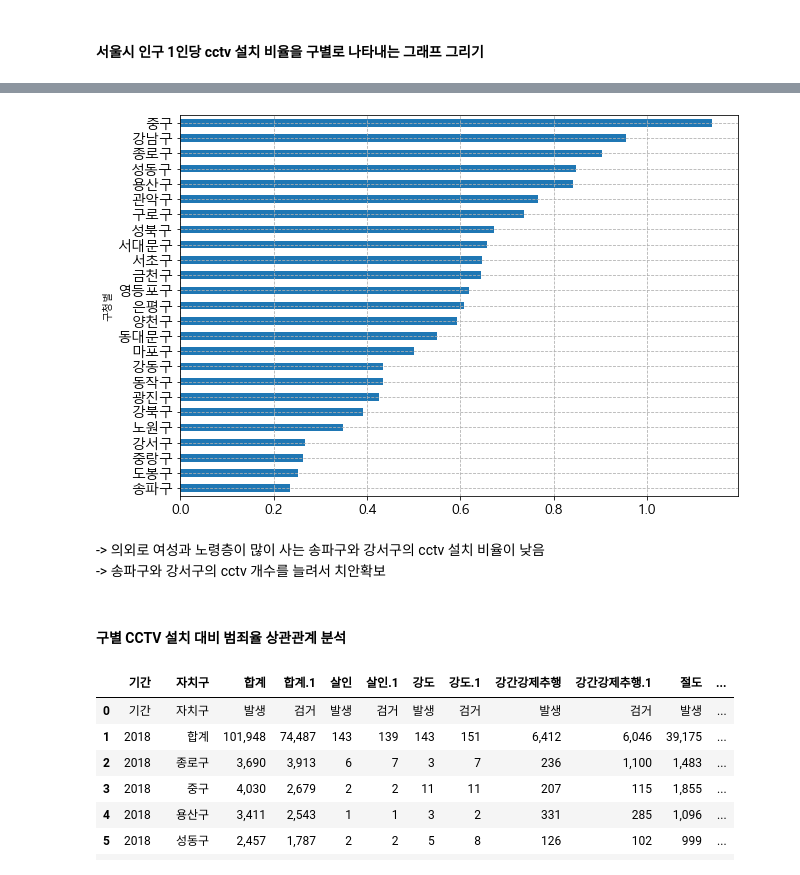
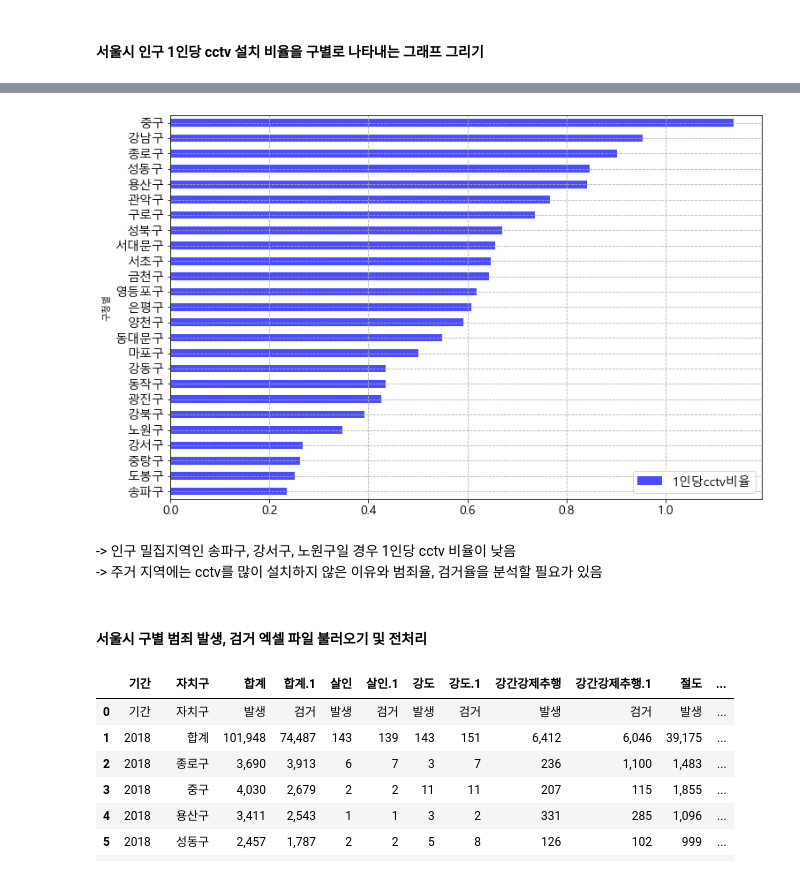
Before and after one commit to jh5209/Project, a Jupyter notebook: analist/seoul_cctv.ipynb, the cells around one changed output, grey strips where cells are left out. Drawn from its saved outputs; the diff is of its cells as text; code cells hidden in the pictures.

```diff
--- a/analist/seoul_cctv.ipynb
+++ b/analist/seoul_cctv.ipynb
@@ -354,0 +431,3 @@ dtype: object
+# %%
+# 고령자 비율
+popu_df['고령자_비율'] = round(popu_df['고령자'] / popu_df['총인구'] * 100, 1)
@@ -354,0 +439,4 @@ dtype: object
+# %%
+# 한국인 비율
+popu_df.insert(7, '한국인_비율', round((popu_df['한국인'] / popu_df['총인구']) * 100, 1))
+popu_df.head(3)
@@ -477,7 +537,7 @@ merge1.head()
 # %%
 # 구청별 컬럼을 인덱스로 변환
-merge1.set_index('구청별', inplace=True)
-merge1.head()
+# merge1.set_index('구청별', inplace=True)
+# merge1.head()
 # %% [output]
 |  | 총인구 | 총인구_남 | 총인구_여 | 한국인 | 한국인_남 | 한국인_여 | 외국인 | 외국인_남 | 외국인_여 | 세대당인구 | 고령자 | ... |
 | 구청별 |  |  |  |  |  |  |  |  |  |  |  | ... |
@@ -508,3 +548,0 @@ dtype: object
-# %%
-merge1 = merge1.apply(pd.to_numeric)
-merge1.dtypes
@@ -593,21 +685,18 @@ plt.show()
 # %%
-# 데이터프레임 복사하기
-merge2 = merge1.copy()
-# merge2.head()
-
 # 데이터 정렬 후 막대그래프 그리기 1
 merge2 = merge2.sort_values(by='1인당cctv비율', ascending=True)
-merge2['1인당cctv비율'].plot(kind='barh', figsize=(10, 7))
+merge2.plot.barh(x='구청별', y='1인당cctv비율', color='b', alpha=0.7, figsize=(12, 8))
 # 데이터 정렬 후 막대그래프 그리기 2
 # merge2['1인당cctv비율'].sort_values().plot(kind='barh', figsize=(10, 7))
+
 plt.show()
 # %% [output]
-[figure, old version]
+[figure, new version]
-# %% [markdown]
--> 의외로 여성과 노령층이 많이 사는 송파구와 강서구의 cctv 설치 비율이 낮음
--> 송파구와 강서구의 cctv 개수를 늘려서 치안확보
-# %% [markdown]
-#### 구별 CCTV 설치 대비 범죄율 상관관계 분석
+# %% [markdown]
+-> 인구 밀집지역인 송파구, 강서구, 노원구일 경우 1인당 cctv 비율이 낮음
+-> 주거 지역에는 cctv를 많이 설치하지 않은 이유와 범죄율, 검거율을 분석할 필요가 있음
+# %% [markdown]
+#### 서울시 구별 범죄 발생, 검거 엑셀 파일 불러오기 및 전처리
 # %%
 df3 = pd.read_csv("D:\내파일\빅데이터공부\파이썬데이터분석_예제\data-collection-master\seoul_crime.csv", sep='\t')
 df3.head(10)
```
Also changed, not shown: parts of 67 cells of this notebook.
